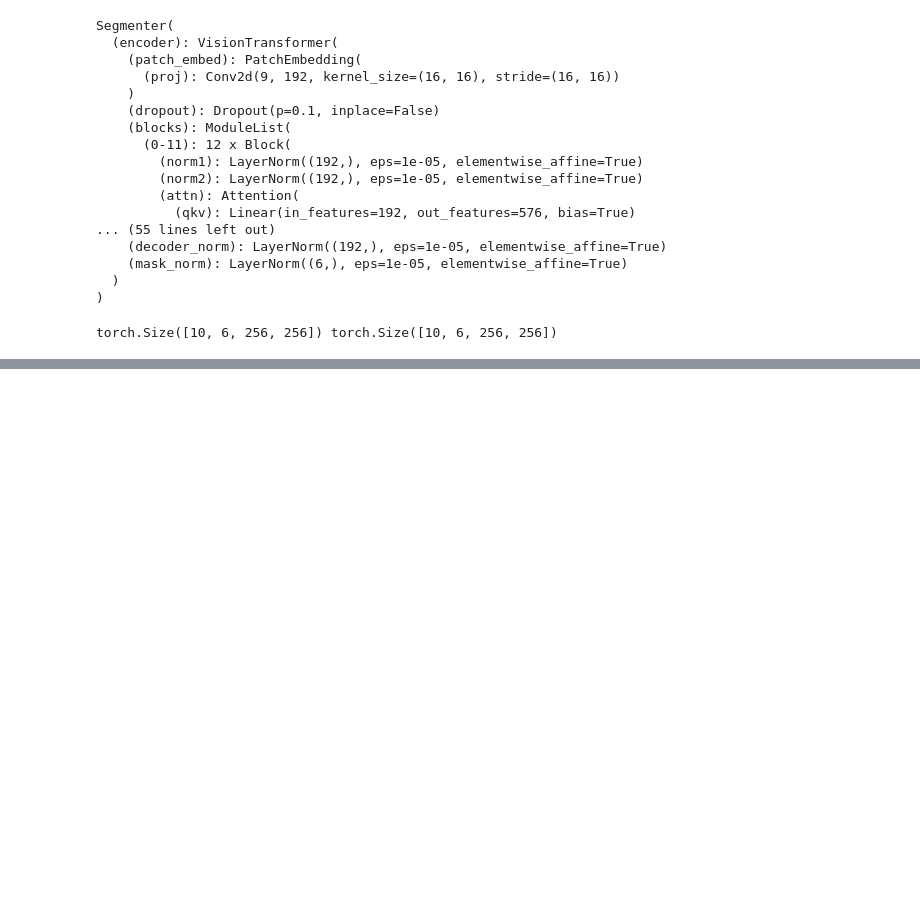
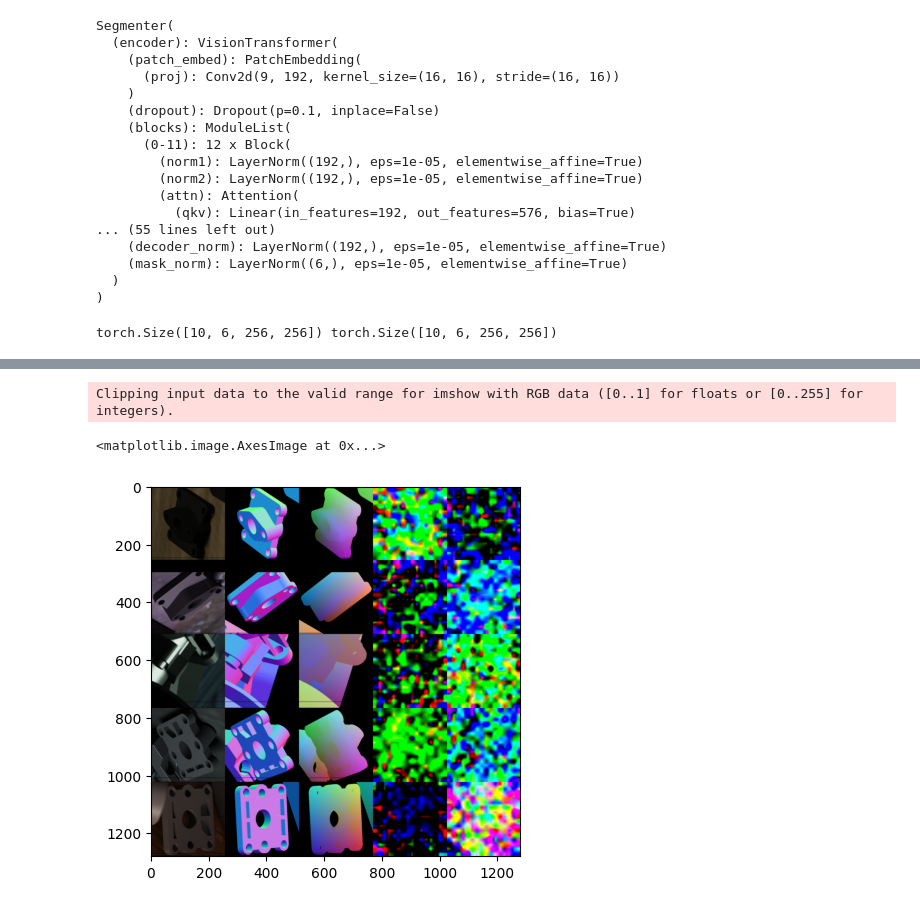
Before and after one commit to greenlet/sdp, a Jupyter notebook: notebooks/test_train_aae.ipynb, the cells around one changed output, grey strips where cells are left out. Saved outputs shown, nothing was run; the diff lists cells and outputs as text; code cells hidden in the pictures; blank space fills up the shorter version.

```diff
--- a/notebooks/test_train_aae.ipynb
+++ b/notebooks/test_train_aae.ipynb
@@ -174,0 +178,36 @@ tensor(3.8881, grad_fn=<DivBackward1>)
+# %%
+imgs_gt = x
+imgs_pred = y_pred
+n_maps = 2
+max_imgs = 5
+# %%
+imgs_gt.shape
+img_sz = imgs_gt.shape[-1]
+assert imgs_gt.shape[-2] == img_sz
+assert imgs_gt.shape[-3] // 3 == n_maps + 1
+assert imgs_pred.shape[-2] == imgs_pred.shape[-1] == img_sz
+assert imgs_pred.shape[-3] // 3 == n_maps
+
+nr, nc = min(imgs_gt.shape[0], max_imgs), 2 * n_maps + 1
+height, width = nr * img_sz, nc * img_sz
+
+slim = lambda i: slice(i * img_sz, (i + 1) * img_sz)
+slch = lambda i: slice(i * 3, (i + 1) * 3)
+res = torch.zeros(3, height, width, dtype=torch.float32)
+for i in range(nr):
+    v_slice = slim(i)
+    # print(res[:, v_slice, slim(0)].shape, imgs_gt[i, slch(0)].shape)
+    res[:, v_slice, slim(0)] = imgs_gt[i, slch(0)]
+    for i_map in range(n_maps):
+        # First image is skipped
+        res[:, v_slice, slim(1 + i_map)] = imgs_gt[i, slch(1 + i_map)]
+        res[:, v_slice, slim(1 + n_maps + i_map)] = imgs_pred[i, slch(i_map)]
+# %%
+# res_img = torch.permute(res, (2, 0, 1)).numpy(force=True)
+res_img = torch.permute(res, (1, 2, 0))
+res_img = res_img.detach().cpu().resolve_conj().resolve_neg().numpy()
+plt.imshow(res_img)
+# %% [output]
+Clipping input data to the valid range for imshow with RGB data ([0..1] for floats or [0..255] for integers).
+<matplotlib.image.AxesImage at 0x...>
+[figure, added]
```
Also changed, not shown: parts of 3 cells of this notebook, 5 other files.
